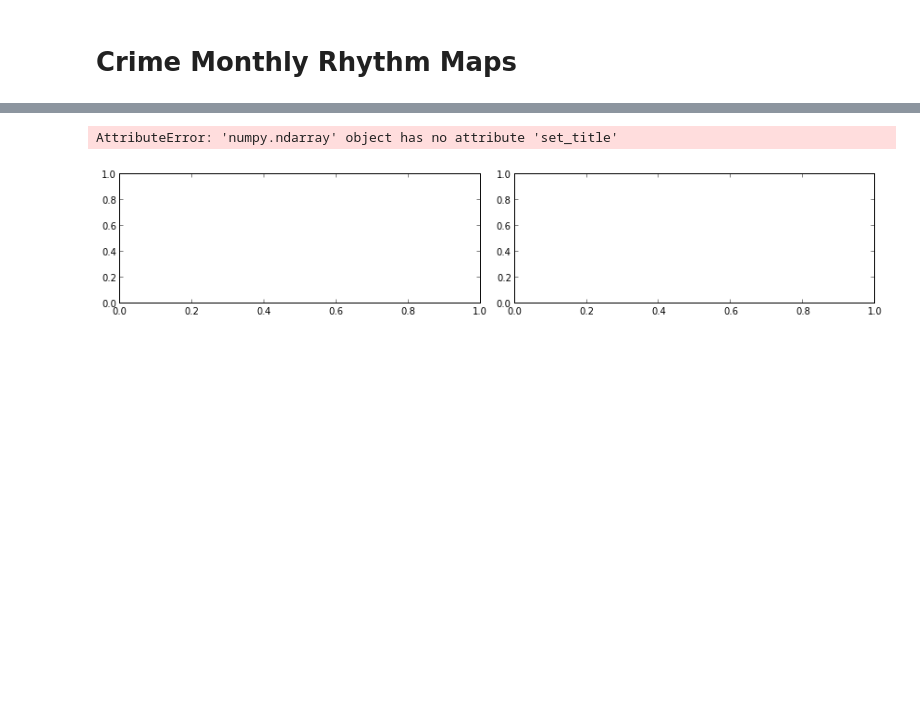
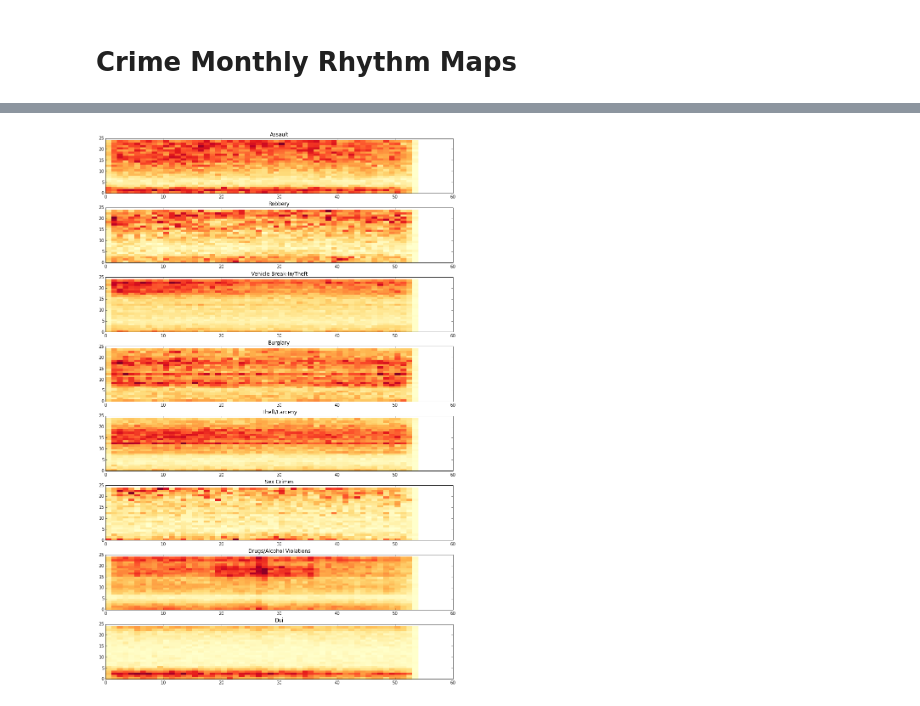
Before and after one commit to sandiegodata/Showcase, a Jupyter notebook: crime/Crime Monthly Rhythm Maps.ipynb, the cells around one changed output, grey strips where cells are left out. Saved outputs shown, nothing was run; the diff lists cells and outputs as text; code cells hidden in the pictures; blank space fills up the shorter version.

```diff
--- a/crime/Crime Monthly Rhythm Maps.ipynb
+++ b/crime/Crime Monthly Rhythm Maps.ipynb
@@ -49,11 +73,11 @@ def plot_rhythm(df, legends = None, communities = None, incident_type=None, titl
     if not communities:
         communities = [None]
 
-    c = (len([l for l in legends if l is not None]) *
-         len([ c for c in communities if c is not None]))
 
-    if c == 0:
-        c = 1
+    nonnull_l_len = max(len([l for l in legends if l is not None]), 1)
+    nonnull_c_len = max(len([ c for c in communities if c is not None]), 1)
+
+    c = nonnull_l_len * nonnull_c_len
 
     nrows = ceil(float(c)/ncols)
 
@@ -62,16 +86,19 @@ def plot_rhythm(df, legends = None, communities = None, incident_type=None, titl
     fig, axes = plt.subplots(nrows=int(nrows), ncols=int(ncols), figsize=(10,10),
                              squeeze=True, sharex=False, sharey=False)
 
-    if c == 1:
+    try:
+        len(axes)
+        axes = axes.ravel() # Convert 2D array to 1D
+    except TypeError :
         axes = [axes] # subplot returns scalar in c=1 case.
-    else:
-        axes = axes.ravel() # Convert 2D array to 1D
+
 
     fig.set_size_inches(12.0*scale,nrows*height*scale)
 
     plt.tight_layout(h_pad=2)
     fig.subplots_adjust(top=0.90)
     i = 0
+
     for community in communities:
         for legend in legends:
 
@@ -88,6 +115,7 @@ def plot_rhythm(df, legends = None, communities = None, incident_type=None, titl
 
             if incident_type:
                 sub = sub[sub.type == incident_type]
+
 
             axes[i].set_title(' / '.join(gtitles))
 
@@ -116,9 +144,8 @@ list(inct['legend'].unique())
 legends = [u'ASSAULT',u'ROBBERY',u'VEHICLE BREAK-IN/THEFT', u'BURGLARY',
         u'THEFT/LARCENY',u'SEX CRIMES',u'DRUGS/ALCOHOL VIOLATIONS',u'DUI']
 # %%
-plot_rhythm(inct, ncols = 2, axes_fields=['hour','week'], legends=legends)
+plot_rhythm(inct, ncols = 1, axes_fields=['hour','week'], legends=legends)
 # %% [output]
-AttributeError: 'numpy.ndarray' object has no attribute 'set_title'
-[figure, old version]
+[figure, new version]
 # %%
 plot_rhythm(inct, ncols = 2, axes_fields=['year','week'], legends=legends, height=2)
```
Also changed, not shown: parts of 15 cells of this notebook.
